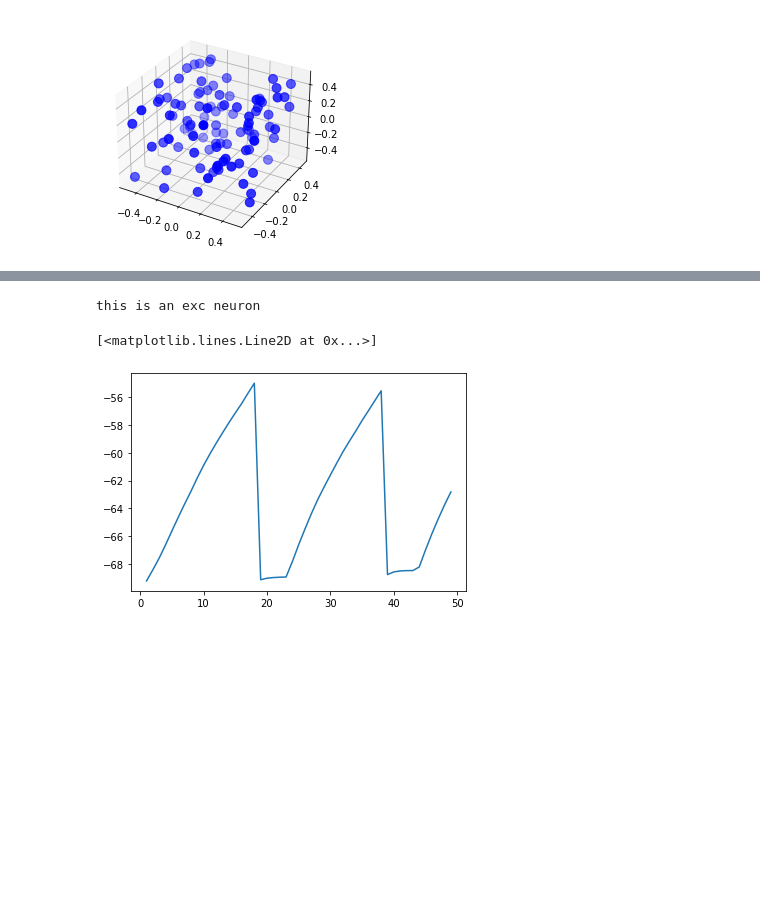
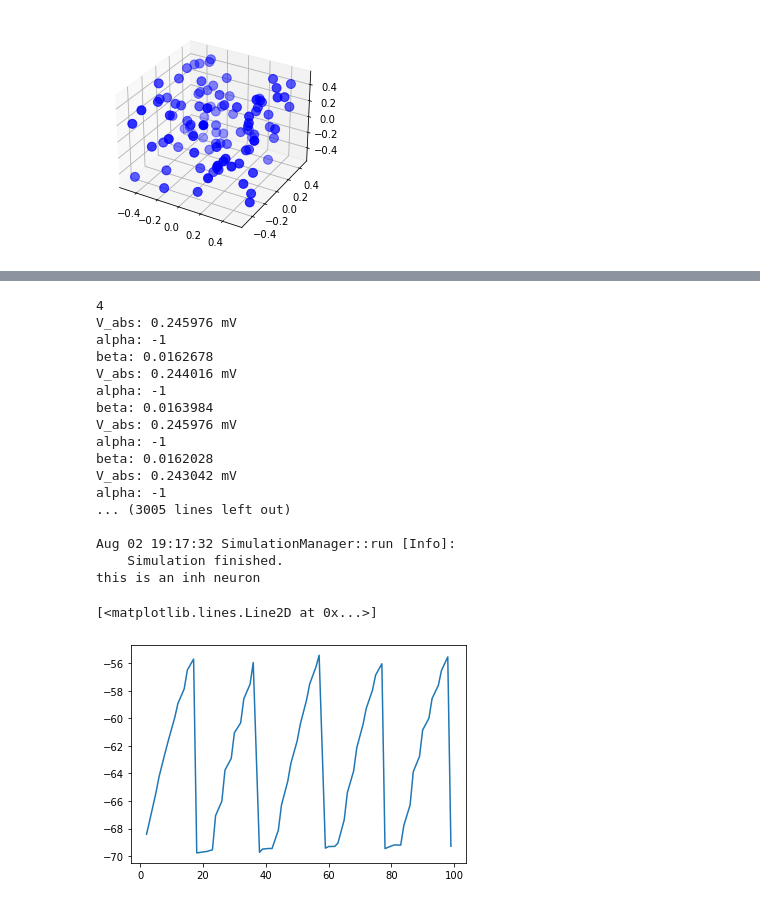
Before and after one commit to Wiss/nestml, a Jupyter notebook: ehp/edlif/small_example.ipynb, the cells around one changed output, grey strips where cells are left out. Drawn from its saved outputs; the diff is of its cells as text; code cells hidden in the pictures; blank space fills up the shorter version.

Commit message:
include neuron types combninations

```diff
--- a/ehp/edlif/small_example.ipynb
+++ b/ehp/edlif/small_example.ipynb
@@ -214,14 +242,20 @@ if inh_circular_conn:
 # recording
 
 ## voltmeter
-voltmeter = nest.Create("voltmeter")
-if neuron_model_name=="edlif_psc_percent":
-    voltmeter.set({"record_from": ["V_m", "ATP", "ATP_c", "ATP_s", "E_ap_tr", "E_ap_c"]})
-    voltmeter.set({"record_from": ["V_m"]})
+exc_voltmeter = nest.Create("voltmeter")
+inh_voltmeter = nest.Create("voltmeter")
+if exc_neuron_model_name in ["edlif_psc_percent", "edlif_percent_mwe0_nestml__with_stdp0_nestml"]:
+    exc_voltmeter.set({"record_from": ["V_m", "ATP", "ATP_c", "ATP_s", "E_ap_tr", "E_ap_c"]})
+    exc_voltmeter.set({"record_from": ["V_m"]})
 else:
-    voltmeter.set({"record_from": ["V_m"]})
-nest.Connect(voltmeter, exc_pop)
-nest.Connect(voltmeter, inh_pop)
+    exc_voltmeter.set({"record_from": ["V_m"]})
+if inh_neuron_model_name in ["edlif_psc_percent", "edlif_percent_mwe0_nestml__with_stdp0_nestml"]:
+    inh_voltmeter.set({"record_from": ["V_m", "ATP", "ATP_c", "ATP_s", "E_ap_tr", "E_ap_c"]})
+    inh_voltmeter.set({"record_from": ["V_m"]})
+else:
+    inh_voltmeter.set({"record_from": ["V_m"]})
+nest.Connect(exc_voltmeter, exc_pop)
+nest.Connect(inh_voltmeter, inh_pop)
 
 ## multimeter
 #multimeter = nest.Create("multimeter")
@@ -273,25 +307,42 @@ Jun 22 16:11:29 SimulationManager::run [Info]:
 # %%
 # Extracting voltimeter data
 def get_neuron_vm(neuron_idx):
     if neuron_idx >= exc_n+inh_n:
         raise Exception(f"neuron idx should be < {exc_n+inh_n}")
     if neuron_idx >= exc_n:
         print("this is an inh neuron")
+        dmm = exc_voltmeter.get()
     else:
         print("this is an exc neuron")
+        dmm = inh_voltmeter.get()
     #dmm = multimeter.get()
-    dmm = voltmeter.get()
     Vms = dmm["events"]["V_m"][neuron_idx::exc_n+inh_n]
     ts = dmm["events"]["times"][neuron_idx::exc_n+inh_n]
     return Vms, ts
 
-neuron_idx = 5
+neuron_idx = 200
 Vms, ts = get_neuron_vm(neuron_idx)
 plt.plot(ts, Vms)
 # %% [output]
-this is an exc neuron
+4
+V_abs: 0.245976 mV
+alpha: -1
+beta: 0.0162678
+V_abs: 0.244016 mV
+alpha: -1
+beta: 0.0163984
+V_abs: 0.245976 mV
+alpha: -1
+beta: 0.0162028
+V_abs: 0.243042 mV
+alpha: -1
+... (3005 lines left out)
+
+Aug 02 19:17:32 SimulationManager::run [Info]:
+    Simulation finished.
+this is an inh neuron
 [<matplotlib.lines.Line2D at 0x...>]
-[figure, old version]
+[figure, new version]
 # %%
 # extracting spikes data
 dSD = spikerecorder.get("events")
```
Also changed, not shown: parts of 12 cells of this notebook.
